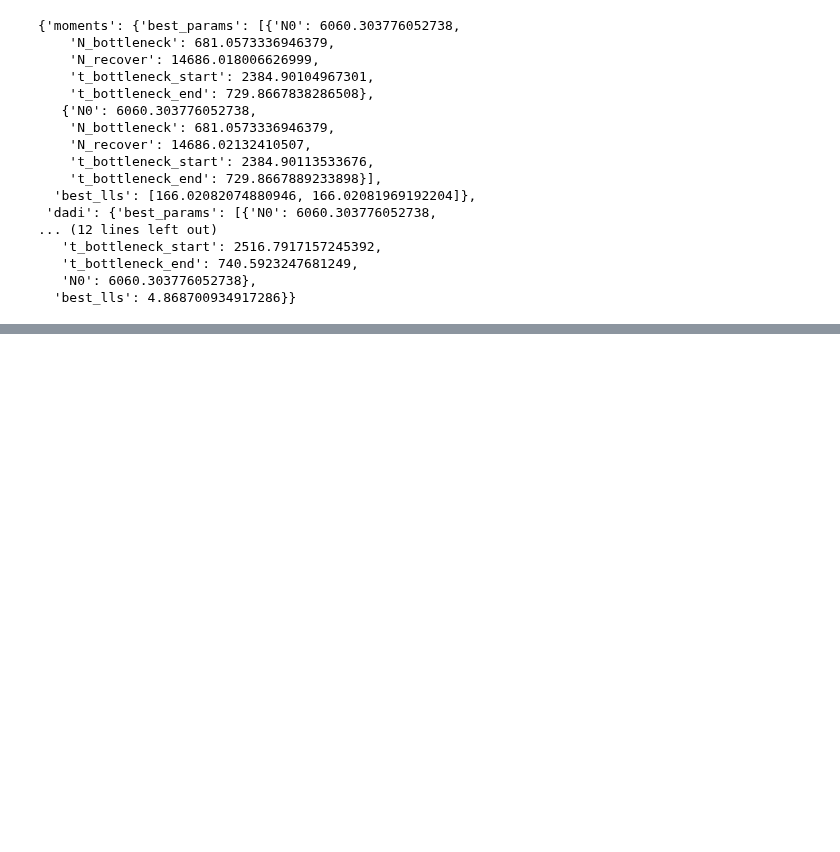
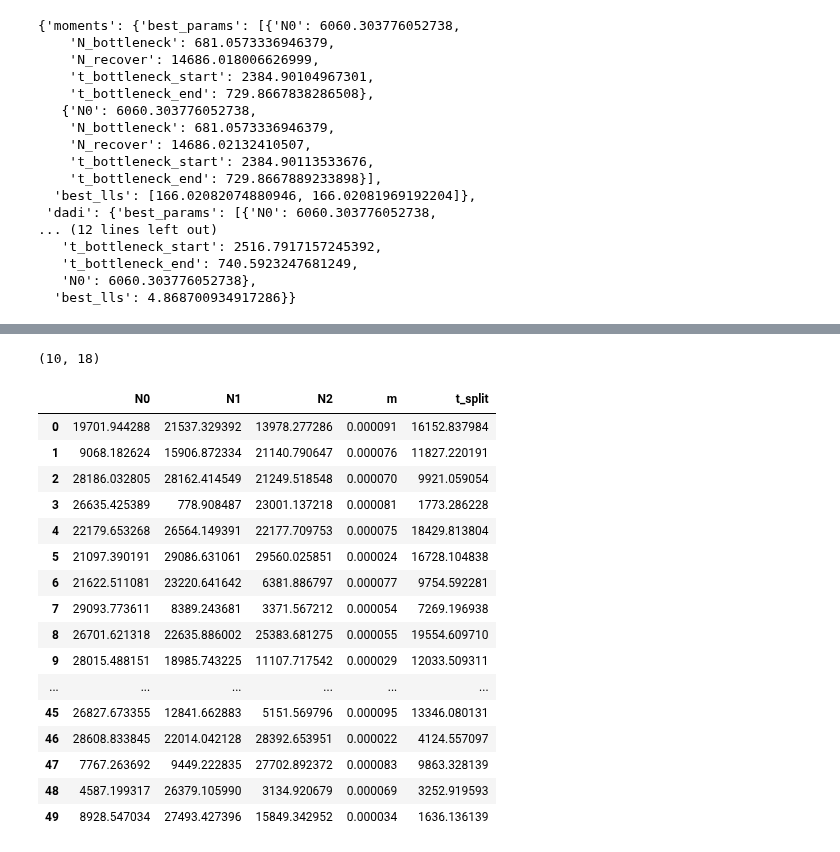
Before and after one commit to ak1376/Infer_Demography, a Jupyter notebook: notebooks/inspecting_output.ipynb, the cells around one changed output, grey strips where cells are left out. Saved outputs shown, nothing was run; the diff lists cells and outputs as text; code cells hidden in the pictures; blank space fills up the shorter version.

```diff
--- a/notebooks/inspecting_output.ipynb
+++ b/notebooks/inspecting_output.ipynb
@@ -412 +407,5 @@ Index(['dadi_N0_rep_0', 'dadi_N0_rep_1', 'dadi_N_bottleneck_rep_0',
       dtype='object')
+# %%
+features_df.shape
+# %% [output]
+(10, 18)
@@ -413,3 +415,23 @@ Index(['dadi_N0_rep_0', 'dadi_N0_rep_1', 'dadi_N_bottleneck_rep_0',
+# %%
+targets_df
+# %% [output]
+|  | N0 | N1 | N2 | m | t_split |
+| 0 | 19701.944288 | 21537.329392 | 13978.277286 | 0.000091 | 16152.837984 |
+| 1 | 9068.182624 | 15906.872334 | 21140.790647 | 0.000076 | 11827.220191 |
+| 2 | 28186.032805 | 28162.414549 | 21249.518548 | 0.000070 | 9921.059054 |
+| 3 | 26635.425389 | 778.908487 | 23001.137218 | 0.000081 | 1773.286228 |
+| 4 | 22179.653268 | 26564.149391 | 22177.709753 | 0.000075 | 18429.813804 |
+| 5 | 21097.390191 | 29086.631061 | 29560.025851 | 0.000024 | 16728.104838 |
+| 6 | 21622.511081 | 23220.641642 | 6381.886797 | 0.000077 | 9754.592281 |
+| 7 | 29093.773611 | 8389.243681 | 3371.567212 | 0.000054 | 7269.196938 |
+| 8 | 26701.621318 | 22635.886002 | 25383.681275 | 0.000055 | 19554.609710 |
+| 9 | 28015.488151 | 18985.743225 | 11107.717542 | 0.000029 | 12033.509311 |
+| ... | ... | ... | ... | ... | ... |
+| 45 | 26827.673355 | 12841.662883 | 5151.569796 | 0.000095 | 13346.080131 |
+| 46 | 28608.833845 | 22014.042128 | 28392.653951 | 0.000022 | 4124.557097 |
+| 47 | 7767.263692 | 9449.222835 | 27702.892372 | 0.000083 | 9863.328139 |
+| 48 | 4587.199317 | 26379.105990 | 3134.920679 | 0.000069 | 3252.919593 |
+| 49 | 8928.547034 | 27493.427396 | 15849.342952 | 0.000034 | 1636.136139 |
 # %%
 import matplotlib.pyplot as plt
 plt.figure()
```
Also changed, not shown: parts of 6 cells of this notebook, 9 other files.
